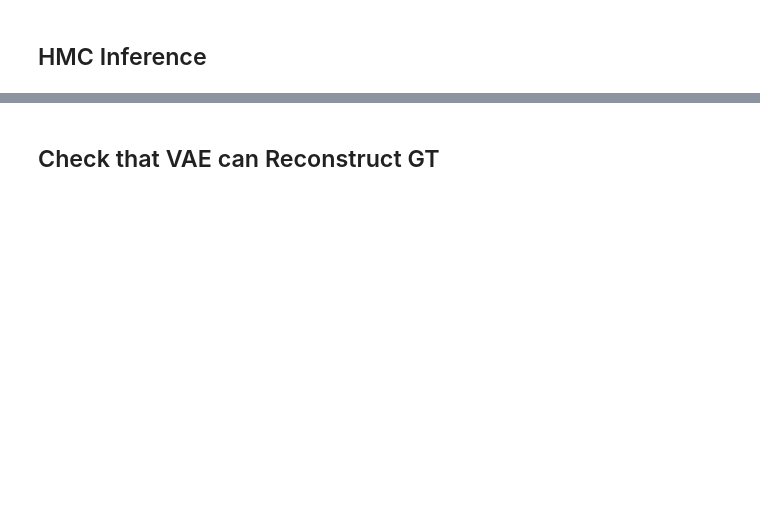
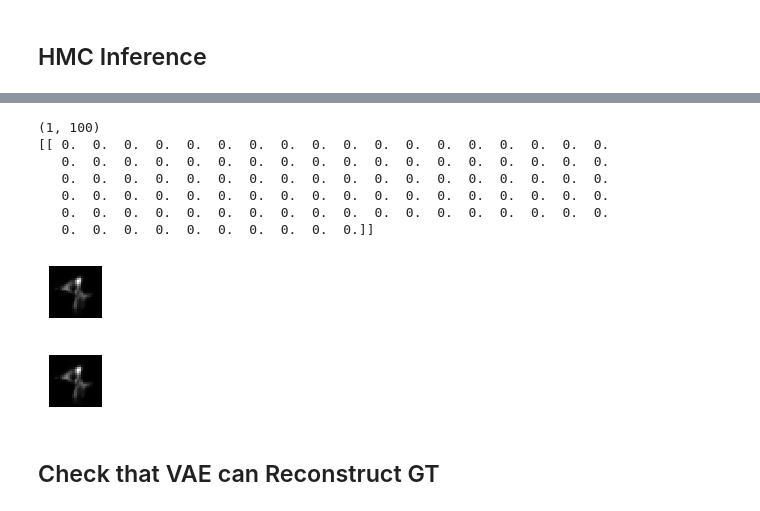
Before and after one commit to shenkev/Exact-Inference-VAE-Robustness, a Jupyter notebook: hmc_vae.ipynb, the cells around one changed output, grey strips where cells are left out. Saved outputs shown, nothing was run; the diff lists cells and outputs as text; code cells hidden in the pictures; blank space fills up the shorter version.

```diff
--- a/hmc_vae.ipynb
+++ b/hmc_vae.ipynb
@@ -174,3 +220,21 @@ inference.run(n_steps=hmc_steps)
+# %%
+# inference.update()
+
+print(qz.shape)
+test = tf.squeeze(qz.sample(1), 0)
+print(test.eval())
+img, _ = P(test)
+plot(img.eval())
+# %% [output]
+(1, 100)
+[[ 0.  0.  0.  0.  0.  0.  0.  0.  0.  0.  0.  0.  0.  0.  0.  0.  0.  0.
+   0.  0.  0.  0.  0.  0.  0.  0.  0.  0.  0.  0.  0.  0.  0.  0.  0.  0.
+   0.  0.  0.  0.  0.  0.  0.  0.  0.  0.  0.  0.  0.  0.  0.  0.  0.  0.
+   0.  0.  0.  0.  0.  0.  0.  0.  0.  0.  0.  0.  0.  0.  0.  0.  0.  0.
+   0.  0.  0.  0.  0.  0.  0.  0.  0.  0.  0.  0.  0.  0.  0.  0.  0.  0.
+   0.  0.  0.  0.  0.  0.  0.  0.  0.  0.]]
+[figure, added]
+[figure, added]
 # %% [markdown]
 ## Check that VAE can Reconstruct GT
 # %%
```
Also changed, not shown: parts of 9 cells of this notebook, 2 other files.
